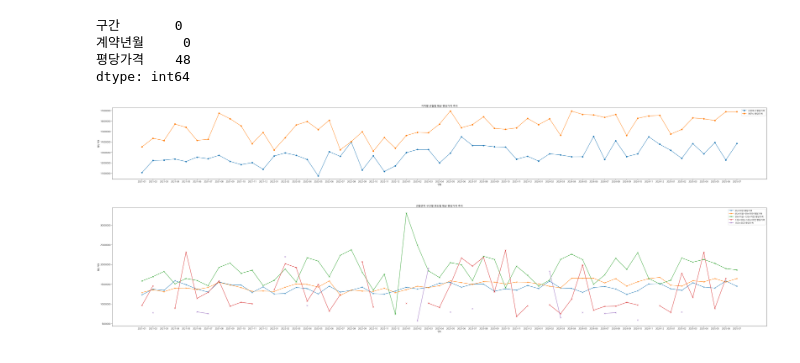
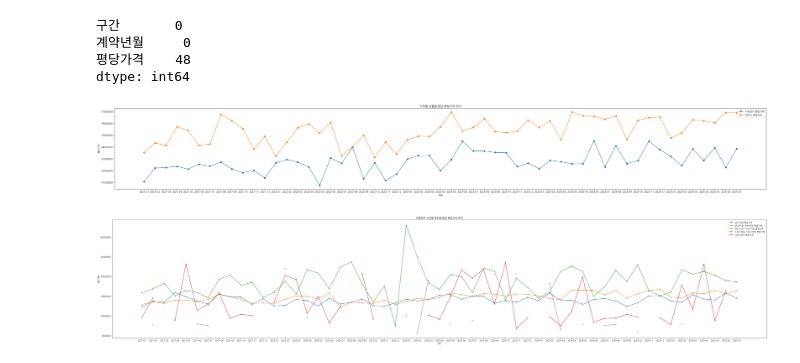
Before and after one commit to 2sseul/data_camp, a Jupyter notebook: 3일차/제주도 부동산 실거래가 분석 및 예측 모델링.ipynb, the cells around one changed output. Saved outputs shown, nothing was run; the diff lists cells and outputs as text; code cells hidden in the pictures.

```diff
--- a/3일차/제주도 부동산 실거래가 분석 및 예측 모델링.ipynb
+++ b/3일차/제주도 부동산 실거래가 분석 및 예측 모델링.ipynb
@@ -108,19 +111,19 @@ dtype: int64
 # %%
 # 4. 2와 3의 결과를 선 그래프로 시각화하여 가격 추이 확인
 #2번 결과: 지역별 연도별 평균 '평당가격' 시각화
-plt.figure(figsize=(55, 6))
+plt.figure(figsize=(48, 6))
 for city in new_df['시'].unique():
     city_data = new_df[new_df['시'] == city]
     plt.plot(city_data['계약년월'], city_data['평당가격'], label=f'{city} 평당가격', marker='o')
 
 plt.title('지역별 년월별 평균 평당가격 추이')
 plt.xlabel('연월')
 plt.ylabel('평당가격')
 plt.ticklabel_format(style='plain', axis='y')  # 지수표기법 비활성화
 plt.legend(loc='best', bbox_to_anchor=(1.0,1.0))
 plt.show()
 # %% [output]
-[figure, old version]
+[figure, new version]
 # %%
 # 3번 결과: 전용면적 구간별 연도별 평균 '평당가격'
 plt.figure(figsize=(55, 10))
```
Also changed, not shown: parts of 3 cells of this notebook.
